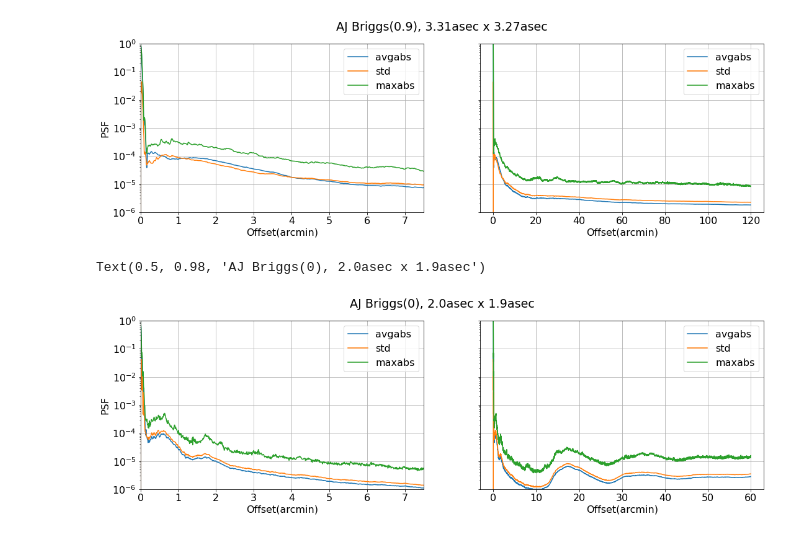
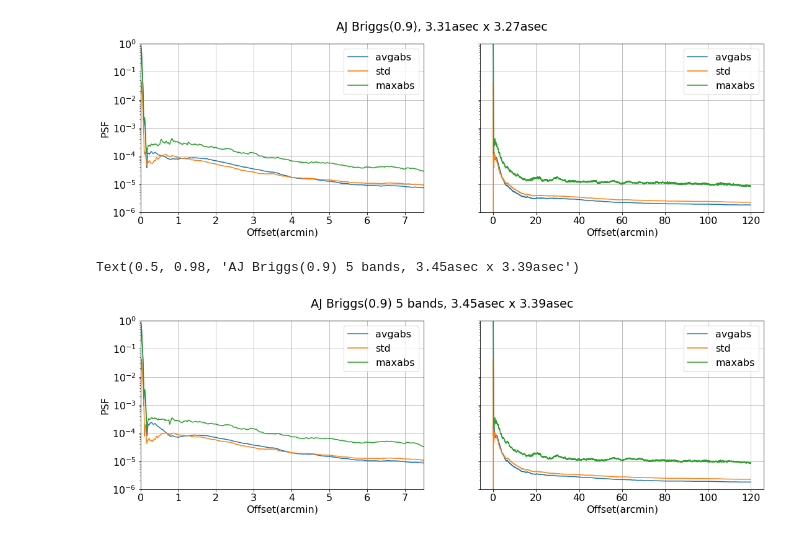
Before and after one commit to yupinghuang/sim-toolkit, a Jupyter notebook: notebooks/visualize-psf.ipynb, the cells around one changed output. Drawn from its saved outputs; the diff is of its cells as text; code cells hidden in the pictures.

```diff
--- a/notebooks/visualize-psf.ipynb
+++ b/notebooks/visualize-psf.ipynb
@@ -48,0 +52,14 @@ dist1, radial_average1, radial_std1, radial_maxabs1 = get_psf_stats(
+# %%
+f, (ax1, ax2) = plt.subplots(1, 2, sharey=True, figsize=(18,5))
+for ax in (ax1, ax2):
+    ax.plot(dist3, radial_average3, label='avgabs')
+    ax.plot(dist3, radial_std3, label='std')
+    ax.plot(dist3, radial_maxabs3, label='maxabs')
+    ax.set_yscale('log')
+    ax.grid()
+    ax.set_ylim([1e-6, 1])
+    ax.legend()
+    ax.set_xlabel('Offset(arcmin)')
+ax1.set_ylabel('PSF')
+ax1.set_xlim([0, 7.5])
+plt.suptitle('AI Briggs(0.9), 3.29asec x 3.26asec')
@@ -48,0 +69,14 @@ dist1, radial_average1, radial_std1, radial_maxabs1 = get_psf_stats(
+# %%
+f, (ax1, ax2) = plt.subplots(1, 2, sharey=True, figsize=(18,5))
+for ax in (ax1, ax2):
+    ax.plot(dist2, radial_average2, label='avgabs')
+    ax.plot(dist2, radial_std2, label='std')
+    ax.plot(dist2, radial_maxabs2, label='maxabs')
+    ax.set_yscale('log')
+    ax.grid()
+    ax.set_ylim([1e-6, 1])
+    ax.legend()
+    ax.set_xlabel('Offset(arcmin)')
+ax1.set_ylabel('PSF')
+ax1.set_xlim([0, 7.5])
+plt.suptitle('AJ Briggs(0), 2.0asec x 1.9asec')
@@ -49,3 +90,7 @@ dist1, radial_average1, radial_std1, radial_maxabs1 = get_psf_stats(
+# %%
+# major=3.45'', minor=3.39''
+dist4, radial_average4, radial_std4, radial_maxabs4 = get_psf_stats(
+    '/safepool/data/AJ-15int-4000chan/15x60s-4000chan-briggs-09-mfs-MFS-psf.fits', 2)
 # %%
 f, (ax1, ax2) = plt.subplots(1, 2, sharey=True, figsize=(18,5))
 for ax in (ax1, ax2):
@@ -69,17 +111,17 @@ dist2, radial_average2, radial_std2, radial_maxabs2 = get_psf_stats(
 # %%
 f, (ax1, ax2) = plt.subplots(1, 2, sharey=True, figsize=(18,5))
 for ax in (ax1, ax2):
-    ax.plot(dist2, radial_average2, label='avgabs')
-    ax.plot(dist2, radial_std2, label='std')
-    ax.plot(dist2, radial_maxabs2, label='maxabs')
+    ax.plot(dist4, radial_average4, label='avgabs')
+    ax.plot(dist4, radial_std4, label='std')
+    ax.plot(dist4, radial_maxabs4, label='maxabs')
     ax.set_yscale('log')
     ax.grid()
     ax.set_ylim([1e-6, 1])
     ax.legend()
     ax.set_xlabel('Offset(arcmin)')
 ax1.set_ylabel('PSF')
 ax1.set_xlim([0, 7.5])
-plt.suptitle('AJ Briggs(0), 2.0asec x 1.9asec')
+plt.suptitle('AJ Briggs(0.9) 5 bands, 3.45asec x 3.39asec')
 # %% [output]
-Text(0.5, 0.98, 'AJ Briggs(0), 2.0asec x 1.9asec')
+Text(0.5, 0.98, 'AJ Briggs(0.9) 5 bands, 3.45asec x 3.39asec')
-[figure, old version]
+[figure, new version]
```
Also changed, not shown: parts of 5 cells of this notebook, 3 other files.
